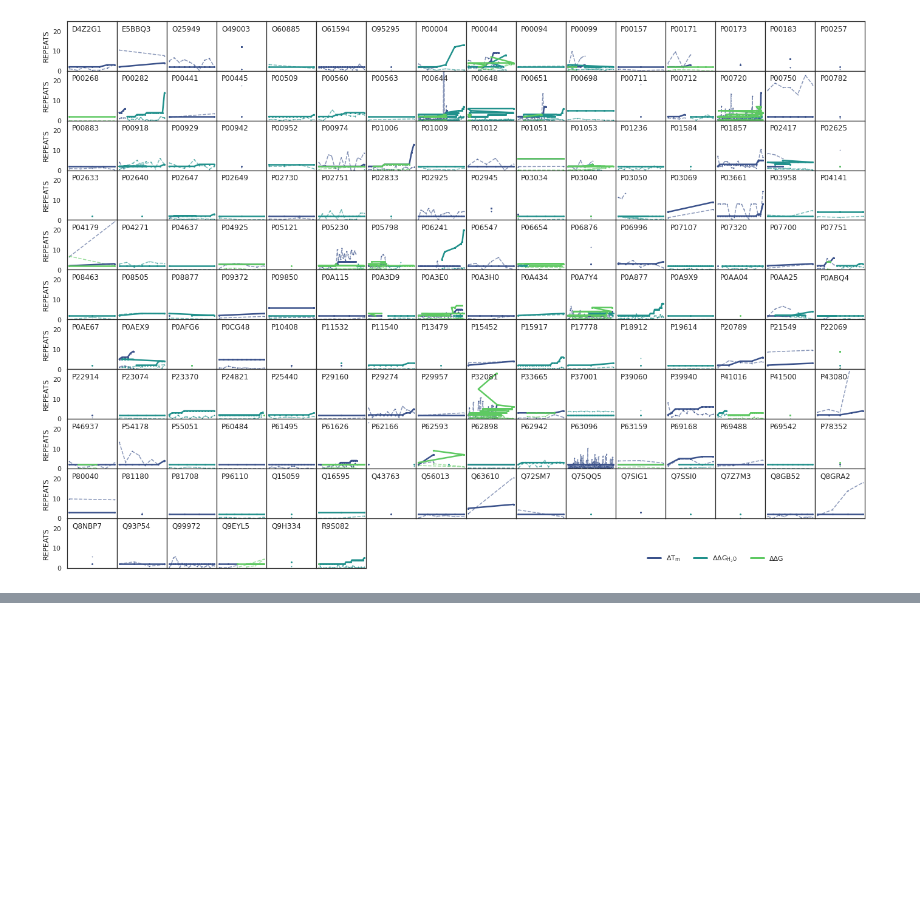
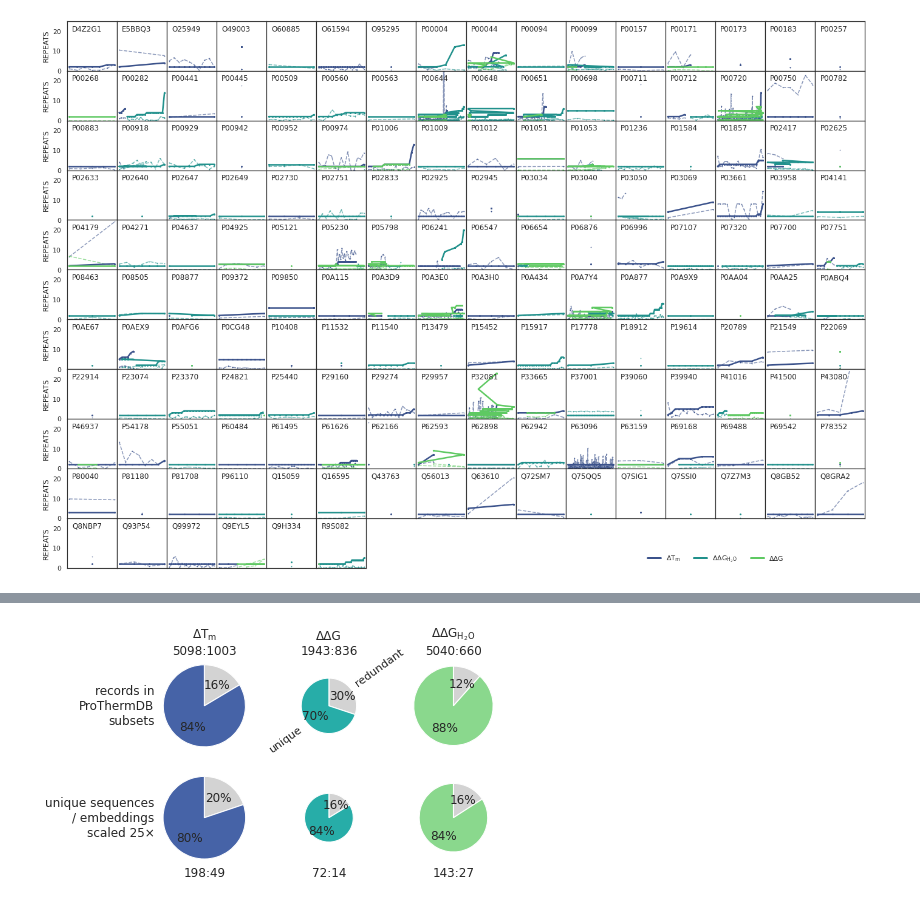
Before and after one commit to lkndl/mapra, a Jupyter notebook: mapra/dataset_intro.ipynb, the cells around one changed output, grey strips where cells are left out. Drawn from its saved outputs; the diff is of its cells as text; code cells hidden in the pictures; blank space fills up the shorter version.

```diff
--- a/mapra/dataset_intro.ipynb
+++ b/mapra/dataset_intro.ipynb
@@ -115,10 +118,23 @@ df_z
 # %%
-def relabel(legend):
-    lookup = {'∆Tm_(C)': 'ΔT$_{\mathrm{m}}$', '∆∆G_(kcal/mol)': 'ΔΔG',
+lookup = {'∆Tm_(C)': 'ΔT$_{\mathrm{m}}$', '∆∆G_(kcal/mol)': 'ΔΔG',
               '∆∆G_H2O_(kcal/mol)': 'ΔΔG$_{\mathrm{H_2O}}$', 'delta_g' : 'ΔΔG',
               'melttemp': 'ΔT$_{\mathrm{m}}$', 'delta_g_h2o': 'ΔΔG$_{\mathrm{H_2O}}$', }
+
+def relabel(legend):
     for t in legend.texts:
         t.set_text(lookup[t.get_text()])
+
+def adjust_lightness(color, amount=0.5):
+    import matplotlib.colors as mc
+    import colorsys
+    try:
+        c = mc.cnames[color]
+    except:
+        c = color
+    c = colorsys.rgb_to_hls(*mc.to_rgb(c))
+    return colorsys.hls_to_rgb(c[0], max(0, min(1, amount * c[1])), c[2])
+
+delta_order = ['∆Tm_(C)', '∆∆G_(kcal/mol)', '∆∆G_H2O_(kcal/mol)']
 # %%
 # try a pairplot to find spurious linear correlations
 def pairplot(repeats_only=False, restrict=True, reduced_only=False):
@@ -238,0 +248,69 @@ repeats per ID and standard deviation
+# %%
+def df_pivot(ndf, subtract=False):
+    ndf = ndf.pivot(index='DATASET', columns='DELTA',
+                    values='LENGTH').transpose()
+    if subtract:
+        ndf.full_set -= ndf.reduced_set
+    ndf.columns = ['redundant', 'unique']
+    ndf = ndf.reindex(delta_order)
+    avg = (sum(ndf.redundant) + sum(ndf.unique)) // 3
+    return ndf
+
+df = fresh_df()
+records_df = df.groupby(['DATASET', 'DELTA'])\
+    ['LENGTH'].count().reset_index()
+records_df = df_pivot(records_df)
+# records_df
+#
+#
+## %%
+
+scale = 25
+seq_df = {'reduced_set': data.reduced_set_lengths,
+            'full_set': data.full_set_lengths}
+seq_df = [[dataset, delta, len(vals)] for dataset, dc in seq_df.items() for delta, vals in dc.items()]
+
+seq_df = pd.DataFrame.from_records(seq_df, columns=['DATASET', 'DELTA', 'LENGTH'])
+seq_df.DELTA = seq_df.DELTA.apply(
+    {'melttemp':'∆Tm_(C)', 'delta_g': '∆∆G_(kcal/mol)',
+     'delta_g_h2o': '∆∆G_H2O_(kcal/mol)'}.get)
+seq_df = df_pivot(seq_df, True)
+seq_df *= scale
+# seq_df
+#
+#
+# #%%
+
+vir = sns.color_palette('viridis', 3, as_cmap=False)
+vir = [adjust_lightness(i, 1.2) for i in vir]
+fig, ax = plt.subplots(2,3, figsize=(6.6,4))
+
+ax = ax.flatten()
+for j, df_now in zip([0, 3], [records_df, seq_df]):
+    for i, cat in enumerate(df_now.index):
+        df_now.loc[cat].plot.\
+            pie(ax=ax[i+j],
+                autopct='%1.f%%', counterclock=False,
+                labels=['redundant', 'unique'] if cat == '∆∆G_(kcal/mol)' and j == 0 else ['', ''],
+                startangle=90, rotatelabels=True,
+                radius=np.sqrt(sum(df_now.loc[cat]) / avg),
+                colors=['lightgray', vir[i]])
+        ax[i+j].set_ylabel('')
+
+        if j == 0:
+            ax[i+j].set_title('%s\n%s' % (lookup[cat], ':'.join(
+                [str(i) for i in df_now.loc[cat]][::-1])))
+        else:
+            ax[i+j].set_title('%s' % ':'.join(
+                ['%g' % (i/scale) for i in df_now.loc[cat]][::-1]),
+                              y=-.2)
+ax[0].set_ylabel('records in\nProThermDB\nsubsets', rotation='horizontal', ha='right', va='center')
+ax[3].set_ylabel('unique sequences\n/ embeddings\nscaled %d×'
+                 % scale, rotation='horizontal', ha='right', va='center')
+
+#fig.suptitle('relative dataset size for different measurements and share of homologous samples')
+fig.tight_layout()
+fig.savefig(wd / 'plots' / 'dataset_sizes_compositions.png', dpi=150,
+            facecolor='white', bbox_inches='tight', pad_inches=.1)
+# %% [output]
+[figure, added]
```
Also changed, not shown: parts of 13 cells of this notebook.
